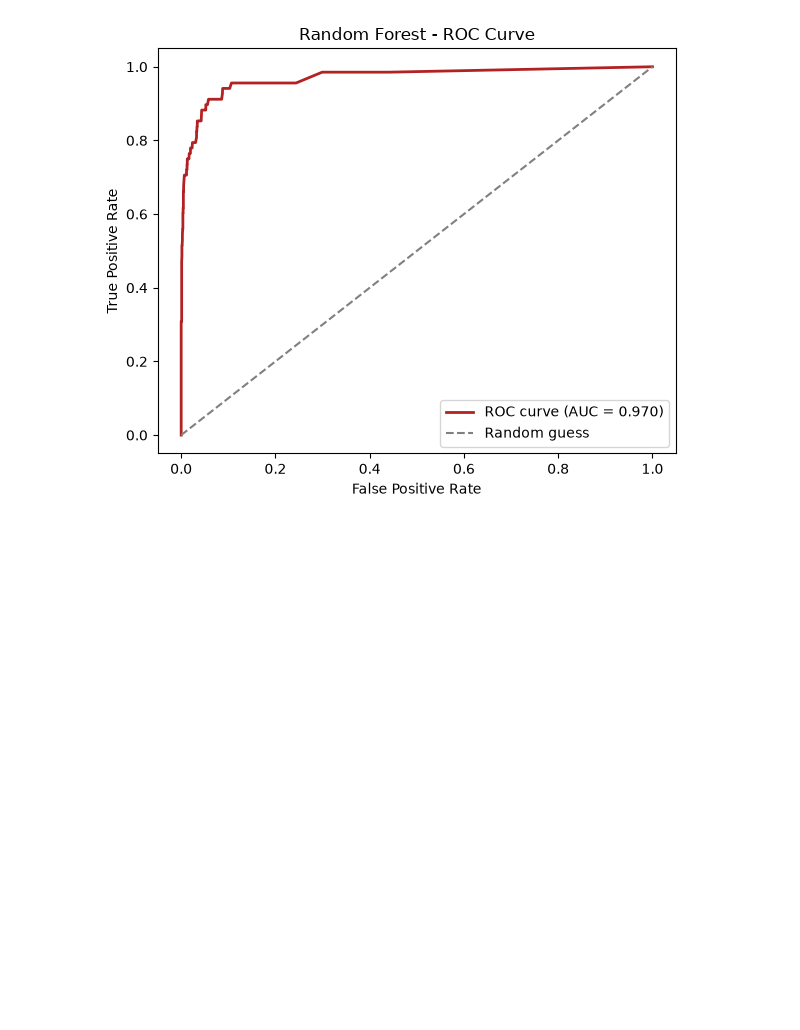
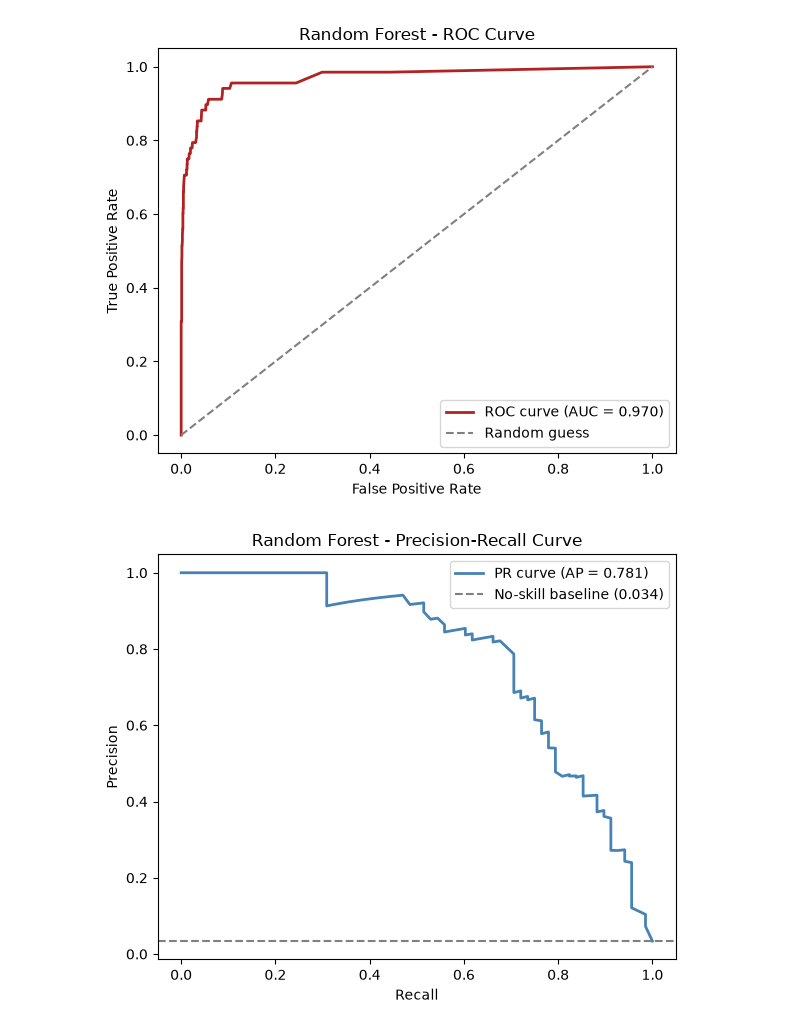
Before and after one commit to AmirmasoudCS/Predictive-Maintenance, a Jupyter notebook: notebooks/04_random_forest.ipynb, the cells around one changed output. Drawn from its saved outputs; the diff is of its cells as text; code cells hidden in the pictures; blank space fills up the shorter version.

Commit message:
Generating the PR curve

```diff
--- a/notebooks/04_random_forest.ipynb
+++ b/notebooks/04_random_forest.ipynb
@@ -122,3 +122,22 @@ plt.savefig(RANDOM_FOREST_CHARTS / "roc_curve.png", dpi=300, bbox_inches="tight"
 plt.show()
 # %% [output]
 [figure]
+# %%
+precision_vals, recall_vals, _ = precision_recall_curve(y_test, y_proba)
+pr_auc_val = average_precision_score(y_test, y_proba)
+
+plt.figure(figsize=(6, 5))
+plt.plot(recall_vals, precision_vals, color='steelblue', linewidth=2,
+         label=f'PR curve (AP = {pr_auc_val:.3f})')
+baseline_rate = y_test.mean()
+plt.axhline(baseline_rate, color='gray', linestyle='--',
+            label=f'No-skill baseline ({baseline_rate:.3f})')
+plt.xlabel('Recall')
+plt.ylabel('Precision')
+plt.title('Random Forest - Precision-Recall Curve')
+plt.legend()
+plt.tight_layout()
+plt.savefig(RANDOM_FOREST_CHARTS / "pr_curve.png", dpi=300, bbox_inches="tight")
+plt.show()
+# %% [output]
+[figure, added]
```
Also changed, not shown: 1 other file.
